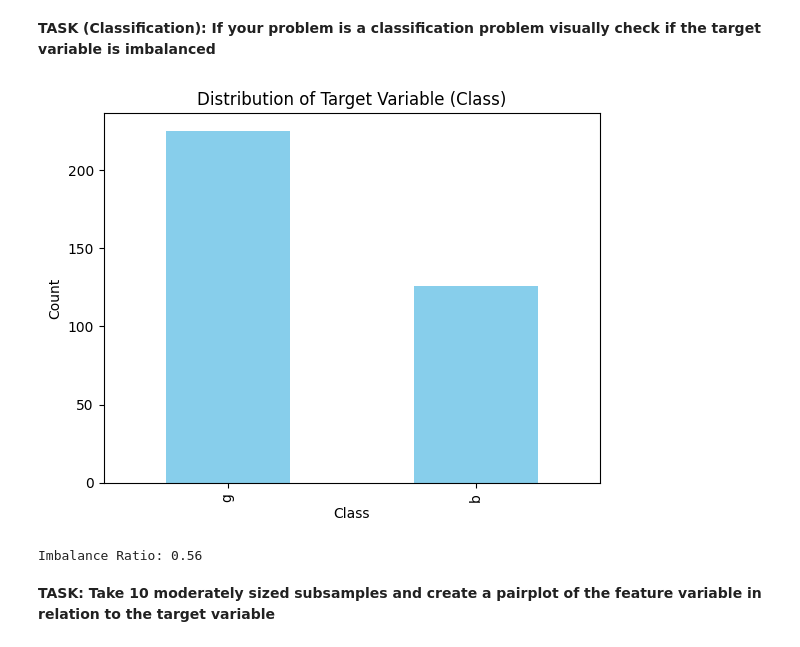
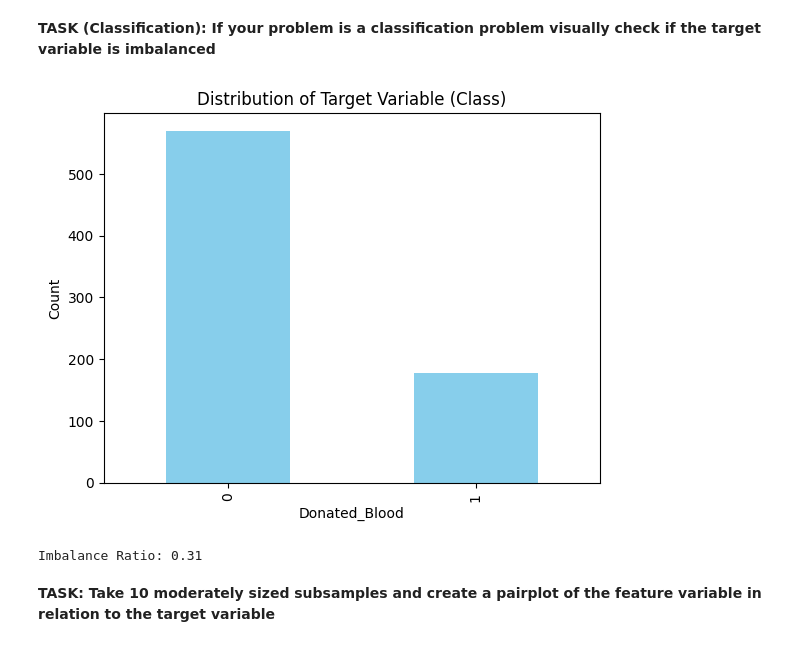
Before and after one commit to KeefG/DATA_ANALYTICS, a Jupyter notebook: Homework/Lecture7_HW.ipynb, the cells around one changed output. Saved outputs shown, nothing was run; the diff lists cells and outputs as text; code cells hidden in the pictures.

```diff
--- a/Homework/Lecture7_HW.ipynb
+++ b/Homework/Lecture7_HW.ipynb
@@ -12,8 +12,13 @@ from ucimlrepo import fetch_ucirepo
 import numpy as np
 import pandas as pd
 
-ionosphere = fetch_ucirepo(id=52)
+# fetch dataset
+blood = fetch_ucirepo(id=176)
 
-df = pd.DataFrame(ionosphere.data.original, columns=ionosphere.data.headers)
+# data (as pandas dataframes)
+X = blood.data.features
+y = blood.data.targets
+
+df = pd.DataFrame(blood.data.original, columns=blood.data.headers)
 df
 # %% [output]
@@ -71,23 +76,23 @@ for i in range(num_subsamples):
 **TASK (Classification): If your problem is a classification problem visually check if the target variable is imbalanced**
 # %%
 # Check if the problem is a classification problem
-if len(df['Class'].unique()) <= 2:
+if len(df['Donated_Blood'].unique()) <= 2:
     # Plot the distribution of target variable to check for imbalance
-    df['Class'].value_counts().plot(kind='bar', color='skyblue')
+    df['Donated_Blood'].value_counts().plot(kind='bar', color='skyblue')
     plt.title('Distribution of Target Variable (Class)')
-    plt.xlabel('Class')
+    plt.xlabel('Donated_Blood')
     plt.ylabel('Count')
     plt.show()
 
     # Calculate the imbalance ratio
-    class_counts = df['Class'].value_counts()
+    class_counts = df['Donated_Blood'].value_counts()
     imbalance_ratio = class_counts.iloc[1] / class_counts.iloc[0]
     print(f"Imbalance Ratio: {imbalance_ratio:.2f}")
 else:
     print("Not a binary classification problem.")
 # %% [output]
-[figure, old version]
+[figure, new version]
-Imbalance Ratio: 0.56
+Imbalance Ratio: 0.31
 # %% [markdown]
 **TASK: Take 10 moderately sized subsamples and create a pairplot of the feature variable in relation to the target variable**
 # %%
```
Also changed, not shown: parts of 5 cells of this notebook.
